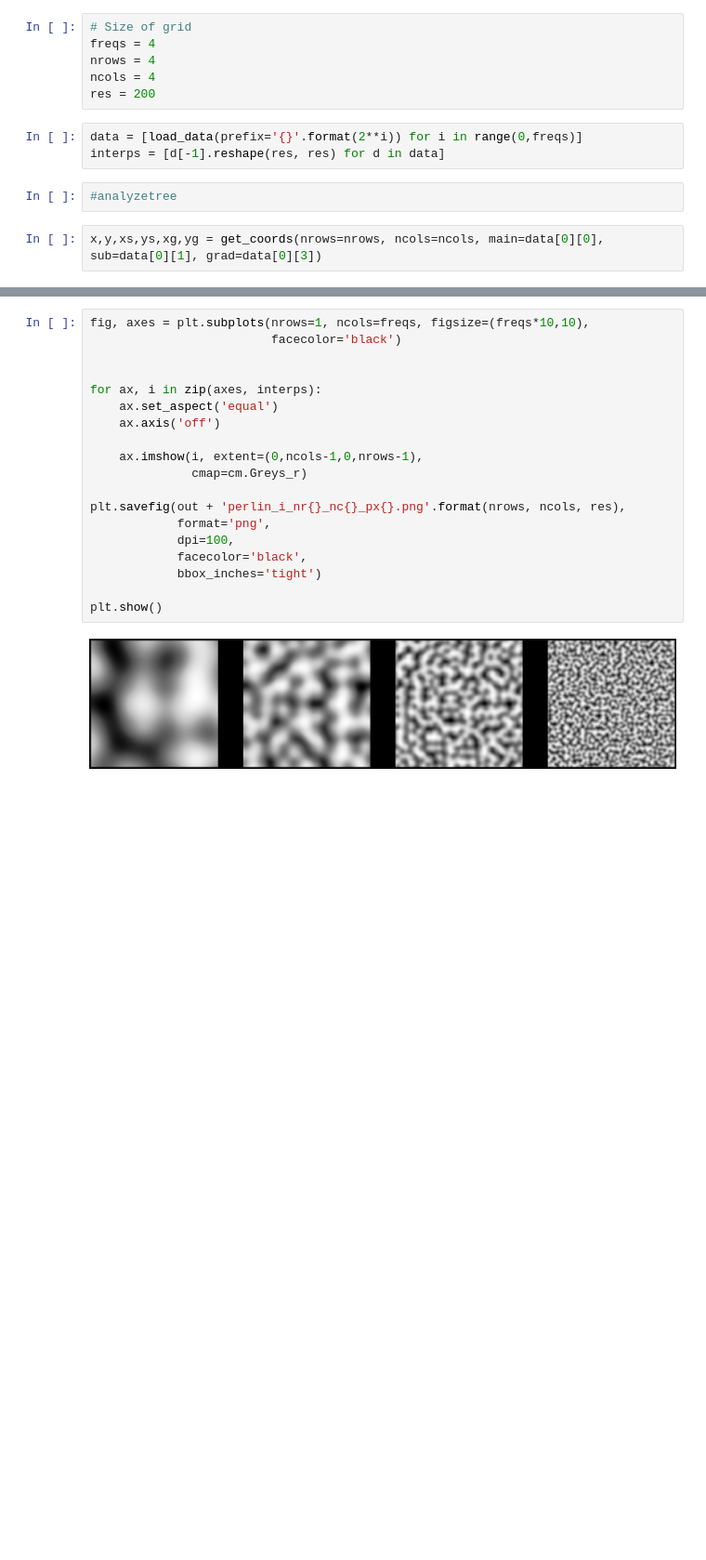
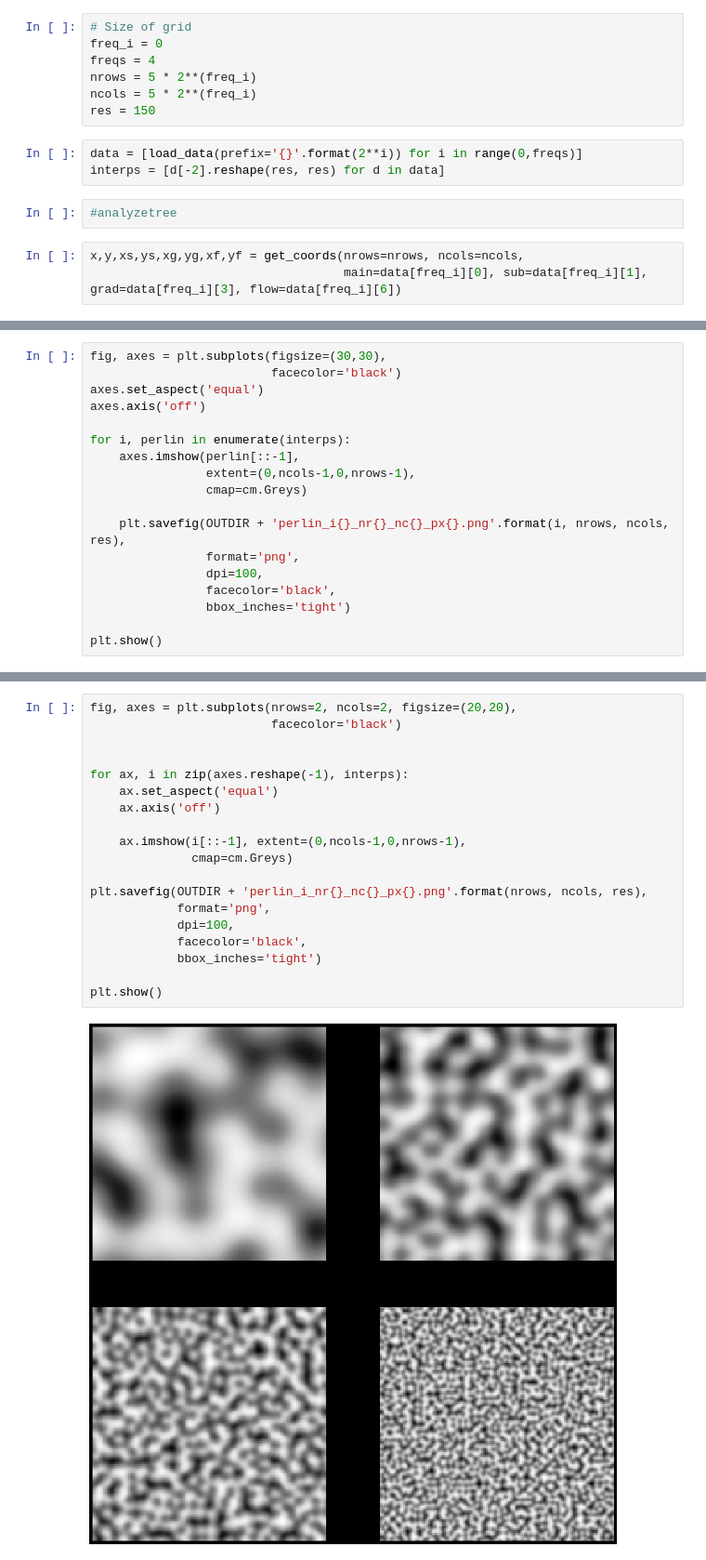
Before and after one commit to masterdesky/ELTE-mod-comp-1-2021, a Jupyter notebook: project/demos/perlin_noise.ipynb, the cells around one changed output, grey strips where cells are left out. Shown at 93% size. Cells and saved outputs as stored; diff of their text form; blank space fills up the shorter version.

Commit message:
finished perlin project

```diff
--- a/project/demos/perlin_noise.ipynb
+++ b/project/demos/perlin_noise.ipynb
@@ -141,16 +149,18 @@ def load_data(prefix):
 # %%
 # Size of grid
+freq_i = 0
 freqs = 4
-nrows = 4
-ncols = 4
-res = 200
+nrows = 5 * 2**(freq_i)
+ncols = 5 * 2**(freq_i)
+res = 150
 # %%
 data = [load_data(prefix='{}'.format(2**i)) for i in range(0,freqs)]
-interps = [d[-1].reshape(res, res) for d in data]
+interps = [d[-2].reshape(res, res) for d in data]
 # %%
 #analyzetree
 # %%
-x,y,xs,ys,xg,yg = get_coords(nrows=nrows, ncols=ncols, main=data[0][0], sub=data[0][1], grad=data[0][3])
+x,y,xs,ys,xg,yg,xf,yf = get_coords(nrows=nrows, ncols=ncols,
+                                   main=data[freq_i][0], sub=data[freq_i][1], grad=data[freq_i][3], flow=data[freq_i][6])
 # %%
 fig, axes = plt.subplots(figsize=(30,30),
                          facecolor='black')
@@ -225,0 +254,18 @@ plt.show()
+# %%
+fig, axes = plt.subplots(figsize=(30,30),
+                         facecolor='black')
+axes.set_aspect('equal')
+axes.axis('off')
+
+for i, perlin in enumerate(interps):
+    axes.imshow(perlin[::-1],
+                extent=(0,ncols-1,0,nrows-1),
+                cmap=cm.Greys)
+
+    plt.savefig(OUTDIR + 'perlin_i{}_nr{}_nc{}_px{}.png'.format(i, nrows, ncols, res),
+                format='png',
+                dpi=100,
+                facecolor='black',
+                bbox_inches='tight')
+
+plt.show()
@@ -226,22 +274,22 @@ plt.show()
 # %%
-fig, axes = plt.subplots(nrows=1, ncols=freqs, figsize=(freqs*10,10),
+fig, axes = plt.subplots(nrows=2, ncols=2, figsize=(20,20),
                          facecolor='black')
 
 
-for ax, i in zip(axes, interps):
+for ax, i in zip(axes.reshape(-1), interps):
     ax.set_aspect('equal')
     ax.axis('off')
 
-    ax.imshow(i, extent=(0,ncols-1,0,nrows-1),
-              cmap=cm.Greys_r)
+    ax.imshow(i[::-1], extent=(0,ncols-1,0,nrows-1),
+              cmap=cm.Greys)
 
-plt.savefig(out + 'perlin_i_nr{}_nc{}_px{}.png'.format(nrows, ncols, res),
+plt.savefig(OUTDIR + 'perlin_i_nr{}_nc{}_px{}.png'.format(nrows, ncols, res),
             format='png',
             dpi=100,
             facecolor='black',
             bbox_inches='tight')
 
 plt.show()
 # %% [output]
-[figure, old version]
+[figure, new version]
 # %%
```
Also changed, not shown: parts of 12 cells of this notebook, 38 other files.
